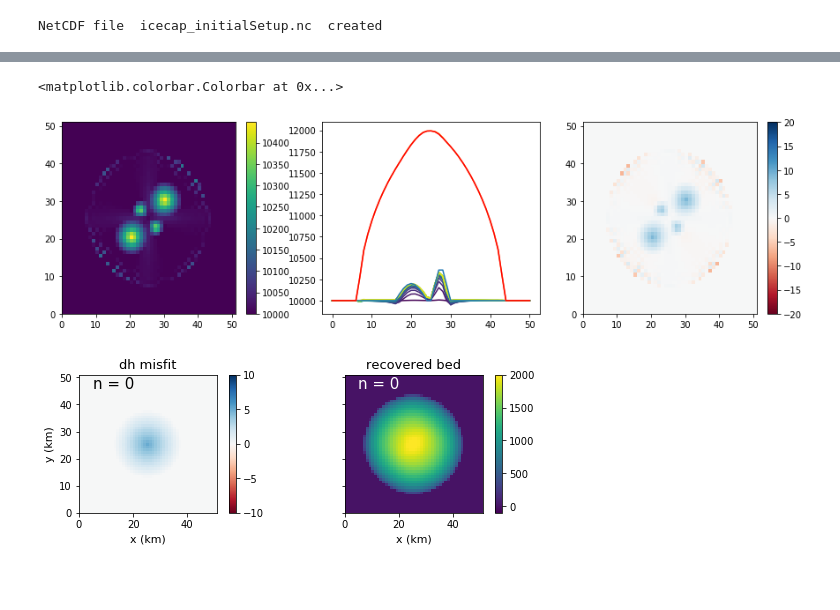
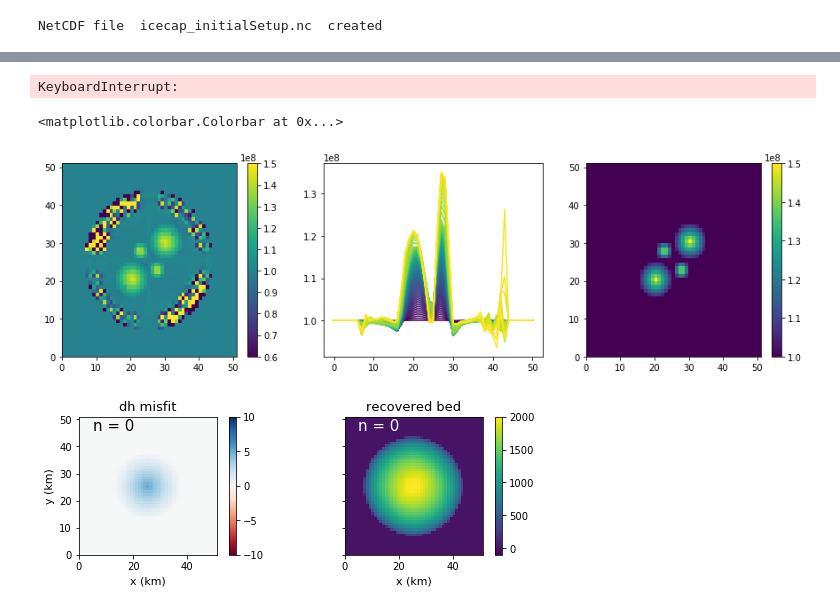
Before and after one commit to hahohe1892/thick_inv, a Jupyter notebook: icecap.ipynb, the cells around one changed output, grey strips where cells are left out. Saved outputs shown, nothing was run; the diff lists cells and outputs as text; code cells hidden in the pictures; blank space fills up the shorter version.

```diff
--- a/icecap.ipynb
+++ b/icecap.ipynb
@@ -327,10 +338,12 @@ with open('icecap_iteration_script.sh', 'w') as f:
     f.close()
 !cp icecap_iteration_out.nc icecap_iteration_in.nc
 !chmod +x icecap_iteration_script.sh
+# %%
+pmax = 100
 # %%
 for p in tqdm.trange(0, pmax):
 
-    h_old = S_rec - B_rec
+    h_old = S_ref - topg
 
     !cp icecap_iteration_out.nc icecap_iteration_in.nc
     #if p>0:
@@ -343,7 +356,7 @@ for p in tqdm.trange(0, pmax):
     #    h_old = S_ref - B_rec
 
     nc_updated = NC('icecap_iteration_in.nc', 'r+')
-    nc_updated['topg'][0,:,:]=B_rec
+    nc_updated['tauc'][0,:,:]=tauc_rec
     nc_updated['thk'][0,:,:]=h_old
     #nc_updated['climatic_mass_balance'][0,:,:]=np.maximum(nc_updated['climatic_mass_balance'][0:,:],0)
     nc_updated.close()
@@ -370,9 +383,9 @@ for p in tqdm.trange(0, pmax):
     #misfit_lowpass = ndimage.gaussian_filter(misfit, 1)
     #misfit_highpass = misfit - misfit_lowpass
 
-    B_rec = B_rec - beta * (misfit)
+    tauc_rec = tauc_rec - beta * (misfit)*1e6
     #S_rec[np.logical_and(mask==1, h_rec>20)] += (beta*.05) * misfit_highpass[np.logical_and(mask==1, h_rec>20)]
-    S_rec[np.logical_and(mask==1, h_rec>20)] += (beta*0.02) * misfit[np.logical_and(mask==1, h_rec>20)]
+    #S_rec[np.logical_and(mask==1, h_rec>20)] += (beta*0.02) * misfit[np.logical_and(mask==1, h_rec>20)]
 
     '''
 
@@ -409,34 +422,37 @@ for p in tqdm.trange(0, pmax):
 #    #B_rec += (buffer) * np.max(dh_rec) * ((B_rec-10000)/abs(B_rec-10000))
     #B_rec += np.maximum(-(buffer - 1) * B_init, B_rec * buffer)
 
-    B_rec[B_rec>S_ref]=S_ref[B_rec>S_ref]
-    B_rec[B_rec>S_rec]=S_rec[B_rec>S_rec]
-    B_rec[mask==0] = S_ref[mask==0]
-    S_rec[mask==0] = S_ref[mask==0]
-    B_rec_all.append(B_rec)
+
+    tauc_rec[mask==0] = tauc[mask==0]
+    tauc_rec_all.append(tauc_rec)
     dh_all.append(dh_rec)
-    S_rec_all.append(S_rec)
+    #S_rec_all.append(S_rec)
 
-    B_misfit_vs_iter.append(np.mean(abs(B_rec[mask==1]-topg[mask==1])))
+    tauc_misfit_vs_iter.append(np.mean(abs(tauc_rec[mask==1]-tauc[mask==1])))
     dh_misfit_vs_iter.append(np.mean(abs(dh_rec[mask==1]-dh_ref[mask==1])))
     misfit[mask==0] = np.nan
     misfit_all.append(misfit)
+# %% [output]
+KeyboardInterrupt:
 # %%
 colormap = plt.cm.viridis
-colors = [colormap(i) for i in np.linspace(0, 1,len(B_rec_all))]
+colors = [colormap(i) for i in np.linspace(0, 1,len(tauc_rec_all))]
 fig, axes = plt.subplots(1,3, figsize=(15,4))
-field = axes[0].pcolor(B_rec_all[-1], vmin=10000)
+field = axes[0].pcolor(tauc_rec, vmin = 6e7, vmax = 1.5e8)
 fig.colorbar(field, ax=axes[0])
-for i in range(0,len(B_rec_all),30):
-    lines = axes[1].plot(range(nx), B_rec_all[i][:,23], color=colors[i])
-lines1 = axes[1].plot(range(nx), topg[:,23])
-lines2 = axes[1].plot(range(nx), S_ref[:,23])
-lines3 = axes[1].plot(range(nx), S_rec[:,23], 'r')
-lines4 = axes[2].pcolor(S_ref - S_rec, cmap='RdBu', vmin=-20, vmax=20)
-fig.colorbar(lines4, ax = axes[2])
+for i in range(0,len(tauc_rec_all),10):
+    lines = axes[1].plot(range(nx), tauc_rec_all[i][:,23], color=colors[i])
+
+field2 = axes[2].pcolor(tauc)
+fig.colorbar(field2, ax = axes[2])
+#lines1 = axes[1].plot(range(nx), topg[:,23])
+#lines2 = axes[1].plot(range(nx), S_ref[:,23])
+#lines3 = axes[1].plot(range(nx), S_rec[:,23], 'r')
+#lines4 = axes[2].pcolor(S_ref - S_rec, cmap='RdBu', vmin=-20, vmax=20)
+#fig.colorbar(lines4, ax = axes[2])
 # %% [output]
 <matplotlib.colorbar.Colorbar at 0x...>
-[figure, old version]
+[figure, new version]
 # %%
 import itertools
 import matplotlib.animation as animation
```
Also changed, not shown: parts of 10 cells of this notebook.
